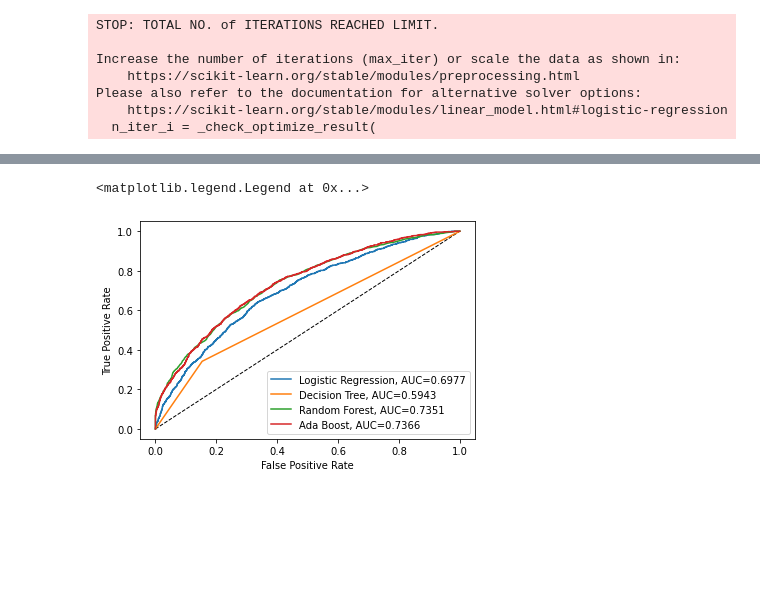
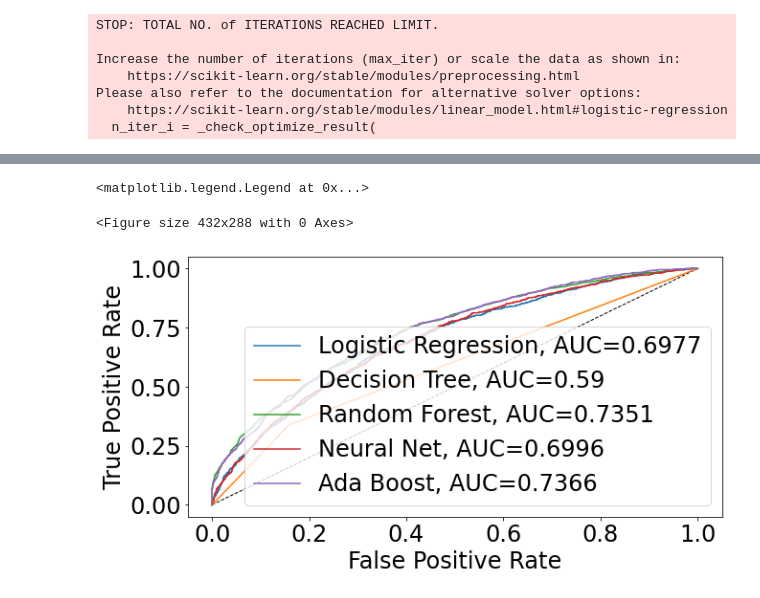
Before and after one commit to angelathe/classifying-opioid-use, a Jupyter notebook: models.ipynb, the cells around one changed output, grey strips where cells are left out. Drawn from its saved outputs; the diff is of its cells as text; code cells hidden in the pictures; blank space fills up the shorter version.

Commit message:
Finished ROC graph

```diff
--- a/models.ipynb
+++ b/models.ipynb
@@ -702,16 +787,18 @@ plt.show()
 # %%
-#set up plotting area
+#Plot ROC Curve
 plt.figure(0).clf()
+fig = plt.subplots(figsize=(10,5))
 
 plt.plot([0, 1], [0, 1], color = 'black', linewidth = 1, linestyle='dashed')
 plt.plot(fpr_log,tpr_log,label="Logistic Regression, AUC="+str(auc_log))
 plt.plot(fpr_tree,tpr_tree,label="Decision Tree, AUC="+str(auc_tree))
 plt.plot(fpr_forest,tpr_forest,label="Random Forest, AUC="+str(auc_forest))
-#plt.plot(fpr_neural,tpr_neural,label="Neural Net, AUC="+str(auc_neural))
+plt.plot(fpr_neural,tpr_neural,label="Neural Net, AUC="+str(auc_neural))
 plt.plot(fpr_ada,tpr_ada,label="Ada Boost, AUC="+str(auc_ada))
 plt.xlabel('False Positive Rate')
 plt.ylabel('True Positive Rate')
 plt.legend()
 # %% [output]
 <matplotlib.legend.Legend at 0x...>
+<Figure size 432x288 with 0 Axes>
-[figure, old version]
+[figure, new version]
```
Also changed, not shown: parts of 12 cells of this notebook, 1 other file.
